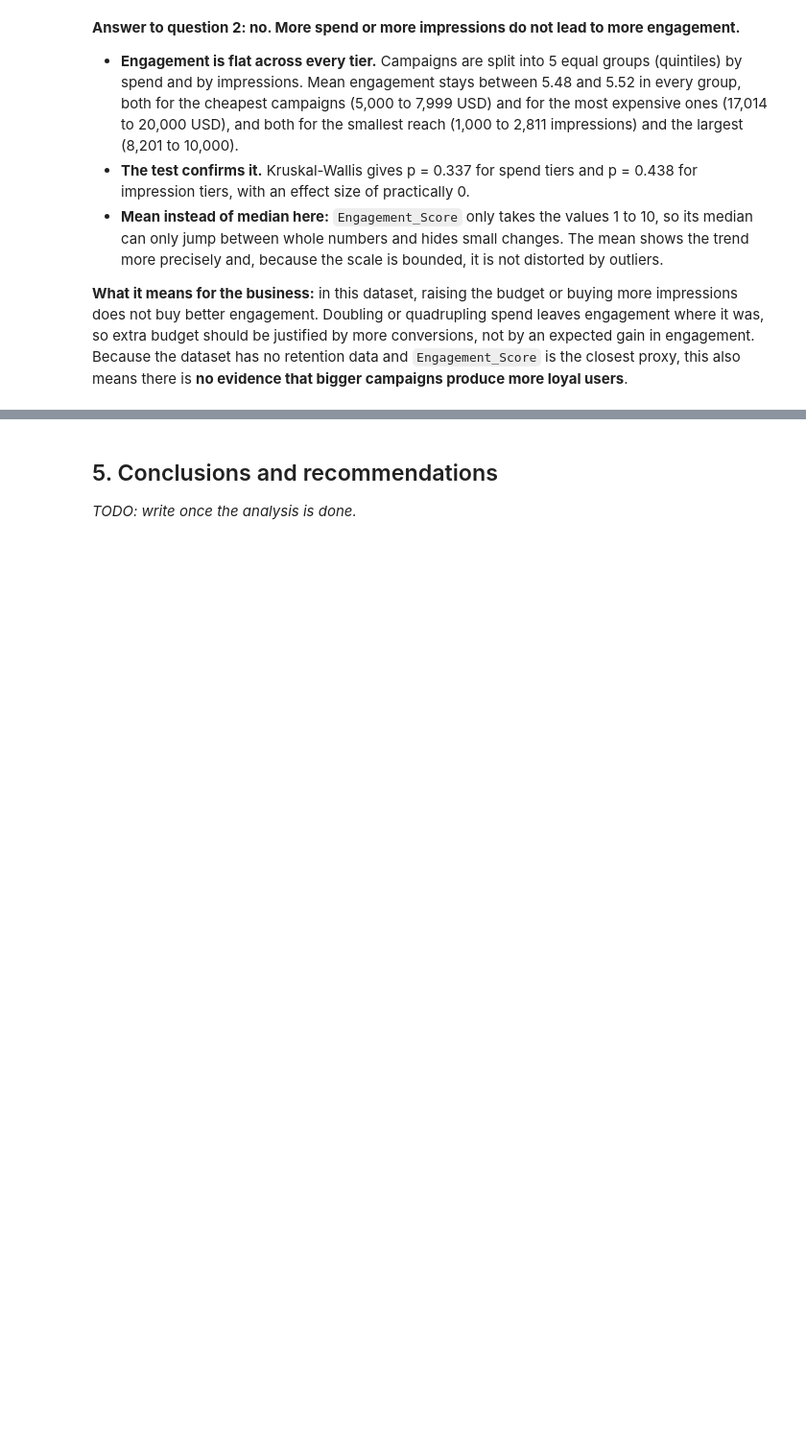
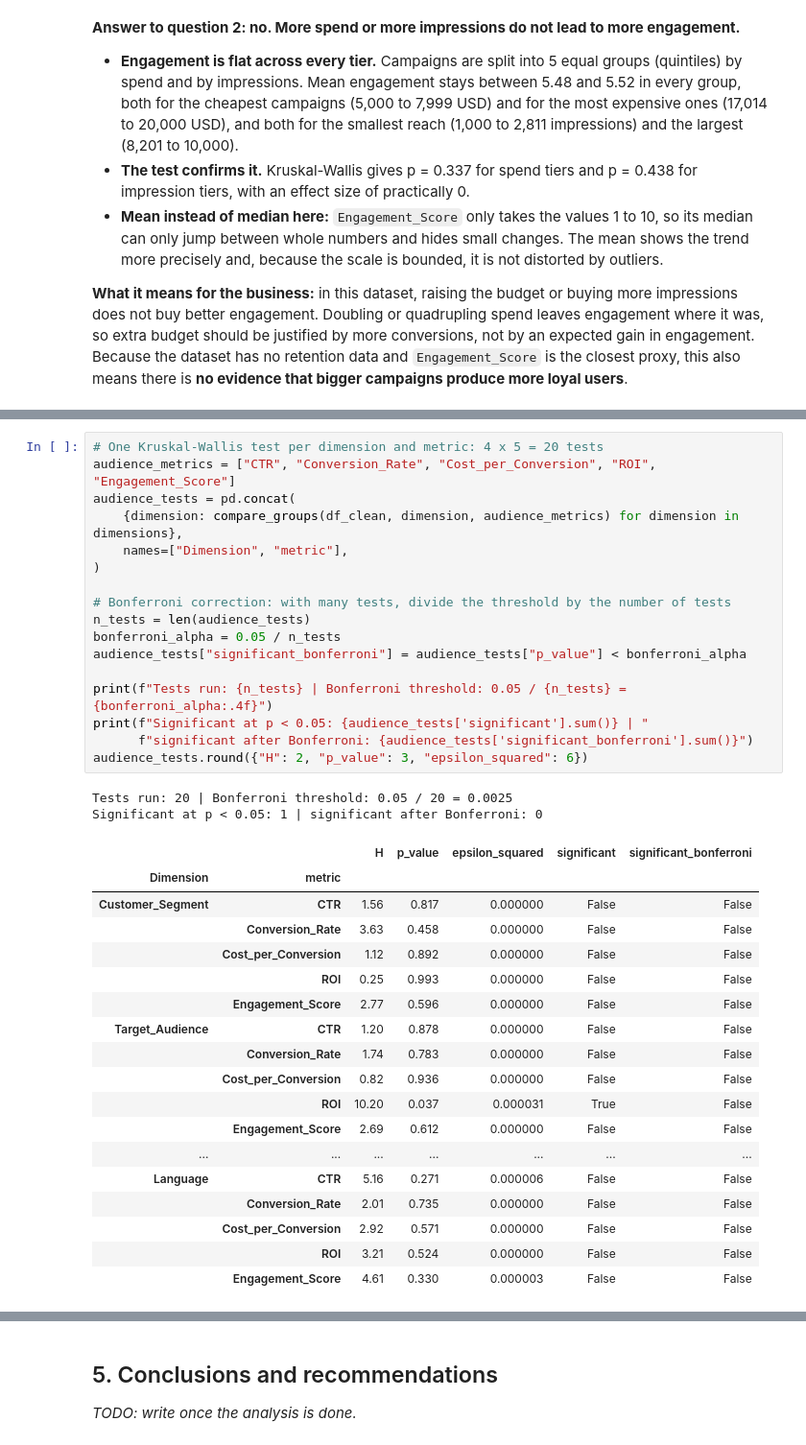
Before and after one commit to IA-P1-BCN/EDA_project_by_Rita, a Jupyter notebook: notebooks/01_eda_marketing_campaigns.ipynb, the cells around one changed output, grey strips where cells are left out. Shown at 96% size. Cells and saved outputs as stored; diff of their text form; blank space fills up the shorter version.

```diff
--- a/notebooks/01_eda_marketing_campaigns.ipynb
+++ b/notebooks/01_eda_marketing_campaigns.ipynb
@@ -751,0 +804,38 @@ plt.show()
+# %%
+# One Kruskal-Wallis test per dimension and metric: 4 x 5 = 20 tests
+audience_metrics = ["CTR", "Conversion_Rate", "Cost_per_Conversion", "ROI", "Engagement_Score"]
+audience_tests = pd.concat(
+    {dimension: compare_groups(df_clean, dimension, audience_metrics) for dimension in dimensions},
+    names=["Dimension", "metric"],
+)
+
+# Bonferroni correction: with many tests, divide the threshold by the number of tests
+n_tests = len(audience_tests)
+bonferroni_alpha = 0.05 / n_tests
+audience_tests["significant_bonferroni"] = audience_tests["p_value"] < bonferroni_alpha
+
+print(f"Tests run: {n_tests} | Bonferroni threshold: 0.05 / {n_tests} = {bonferroni_alpha:.4f}")
+print(f"Significant at p < 0.05: {audience_tests['significant'].sum()} | "
+      f"significant after Bonferroni: {audience_tests['significant_bonferroni'].sum()}")
+audience_tests.round({"H": 2, "p_value": 3, "epsilon_squared": 6})
+# %% [output]
+Tests run: 20 | Bonferroni threshold: 0.05 / 20 = 0.0025
+Significant at p < 0.05: 1 | significant after Bonferroni: 0
+|  |  | H | p_value | epsilon_squared | significant | significant_bonferroni |
+| Dimension | metric |  |  |  |  |  |
+| Customer_Segment | CTR | 1.56 | 0.817 | 0.000000 | False | False |
+|  | Conversion_Rate | 3.63 | 0.458 | 0.000000 | False | False |
+|  | Cost_per_Conversion | 1.12 | 0.892 | 0.000000 | False | False |
+|  | ROI | 0.25 | 0.993 | 0.000000 | False | False |
+|  | Engagement_Score | 2.77 | 0.596 | 0.000000 | False | False |
+| Target_Audience | CTR | 1.20 | 0.878 | 0.000000 | False | False |
+|  | Conversion_Rate | 1.74 | 0.783 | 0.000000 | False | False |
+|  | Cost_per_Conversion | 0.82 | 0.936 | 0.000000 | False | False |
+|  | ROI | 10.20 | 0.037 | 0.000031 | True | False |
+|  | Engagement_Score | 2.69 | 0.612 | 0.000000 | False | False |
+| ... | ... | ... | ... | ... | ... | ... |
+| Language | CTR | 5.16 | 0.271 | 0.000006 | False | False |
+|  | Conversion_Rate | 2.01 | 0.735 | 0.000000 | False | False |
+|  | Cost_per_Conversion | 2.92 | 0.571 | 0.000000 | False | False |
+|  | ROI | 3.21 | 0.524 | 0.000000 | False | False |
+|  | Engagement_Score | 4.61 | 0.330 | 0.000003 | False | False |
```
Also changed, not shown: parts of 6 cells of this notebook, 1 other file.
